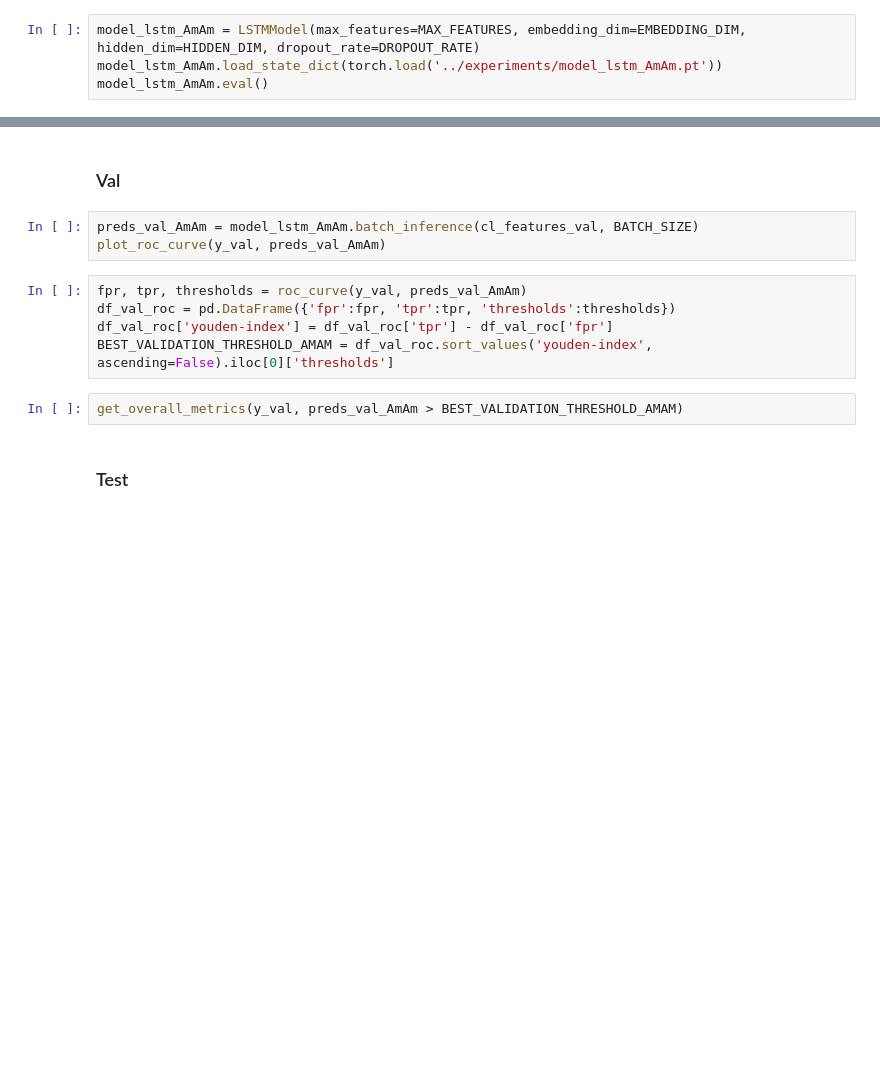
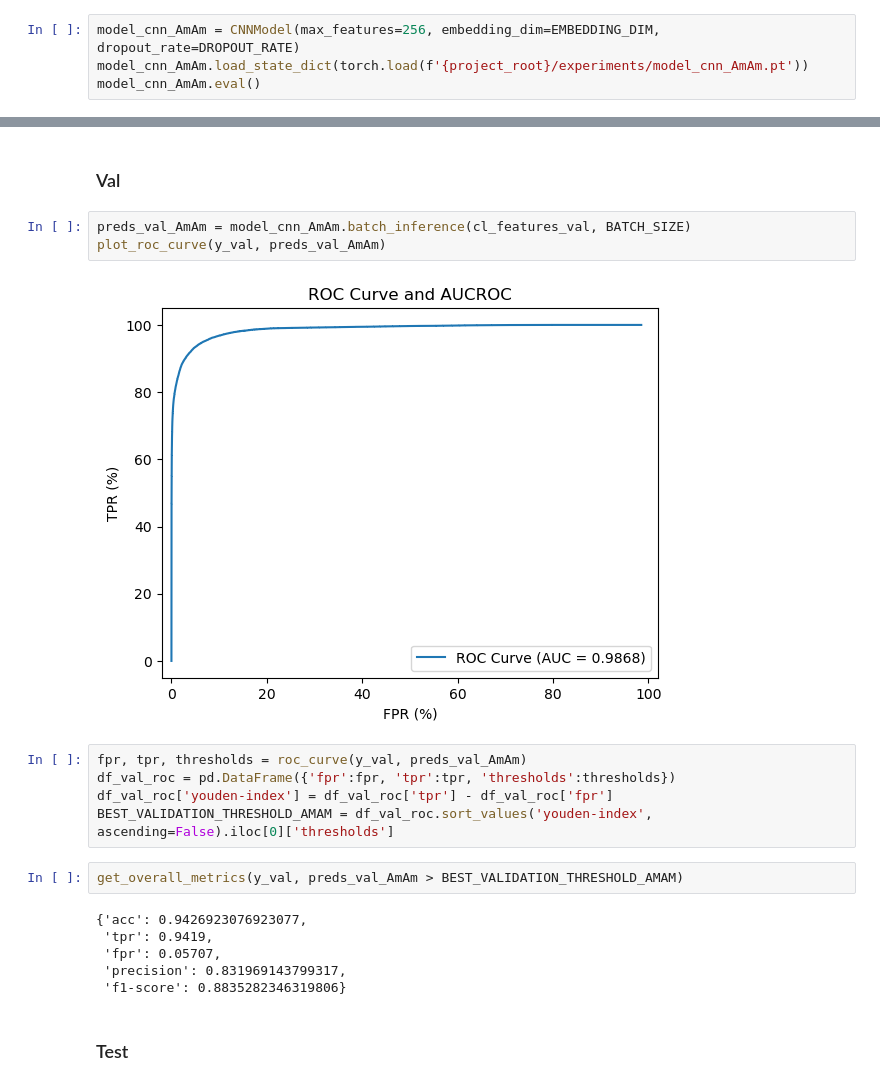
Before and after one commit to jcfl1/Autoencoder-based-DGA-Detection, a Jupyter notebook: src/baselines/cnn_detection_experiments.ipynb, the cells around one changed output, grey strips where cells are left out. Cells and saved outputs as stored; diff of their text form; blank space fills up the shorter version.

```diff
--- a/src/baselines/cnn_detection_experiments.ipynb
+++ b/src/baselines/cnn_detection_experiments.ipynb
@@ -111,6 +111,6 @@ CNNModel(
 #                                                 delta=DELTA,
 #                                             )
 # %%
-model_lstm_AmAm = LSTMModel(max_features=MAX_FEATURES, embedding_dim=EMBEDDING_DIM, hidden_dim=HIDDEN_DIM, dropout_rate=DROPOUT_RATE)
-model_lstm_AmAm.load_state_dict(torch.load('../experiments/model_lstm_AmAm.pt'))
-model_lstm_AmAm.eval()
+model_cnn_AmAm = CNNModel(max_features=256, embedding_dim=EMBEDDING_DIM, dropout_rate=DROPOUT_RATE)
+model_cnn_AmAm.load_state_dict(torch.load(f'{project_root}/experiments/model_cnn_AmAm.pt'))
+model_cnn_AmAm.eval()
@@ -172,8 +183,10 @@ get_overall_metrics(y_test, preds_test_AxAm > best_possible_test_threshold_AxAm)
 # %% [markdown]
 ### Val
 # %%
-preds_val_AmAm = model_lstm_AmAm.batch_inference(cl_features_val, BATCH_SIZE)
+preds_val_AmAm = model_cnn_AmAm.batch_inference(cl_features_val, BATCH_SIZE)
 plot_roc_curve(y_val, preds_val_AmAm)
+# %% [output]
+[figure, added]
 # %%
 fpr, tpr, thresholds = roc_curve(y_val, preds_val_AmAm)
 df_val_roc = pd.DataFrame({'fpr':fpr, 'tpr':tpr, 'thresholds':thresholds})
@@ -181,6 +194,12 @@ df_val_roc['youden-index'] = df_val_roc['tpr'] - df_val_roc['fpr']
 BEST_VALIDATION_THRESHOLD_AMAM = df_val_roc.sort_values('youden-index', ascending=False).iloc[0]['thresholds']
 # %%
 get_overall_metrics(y_val, preds_val_AmAm > BEST_VALIDATION_THRESHOLD_AMAM)
+# %% [output]
+{'acc': 0.9426923076923077,
+ 'tpr': 0.9419,
+ 'fpr': 0.05707,
+ 'precision': 0.831969143799317,
+ 'f1-score': 0.8835282346319806}
 # %% [markdown]
 ### Test
 # %%
```
Also changed, not shown: parts of 8 cells of this notebook, 7 other files.
